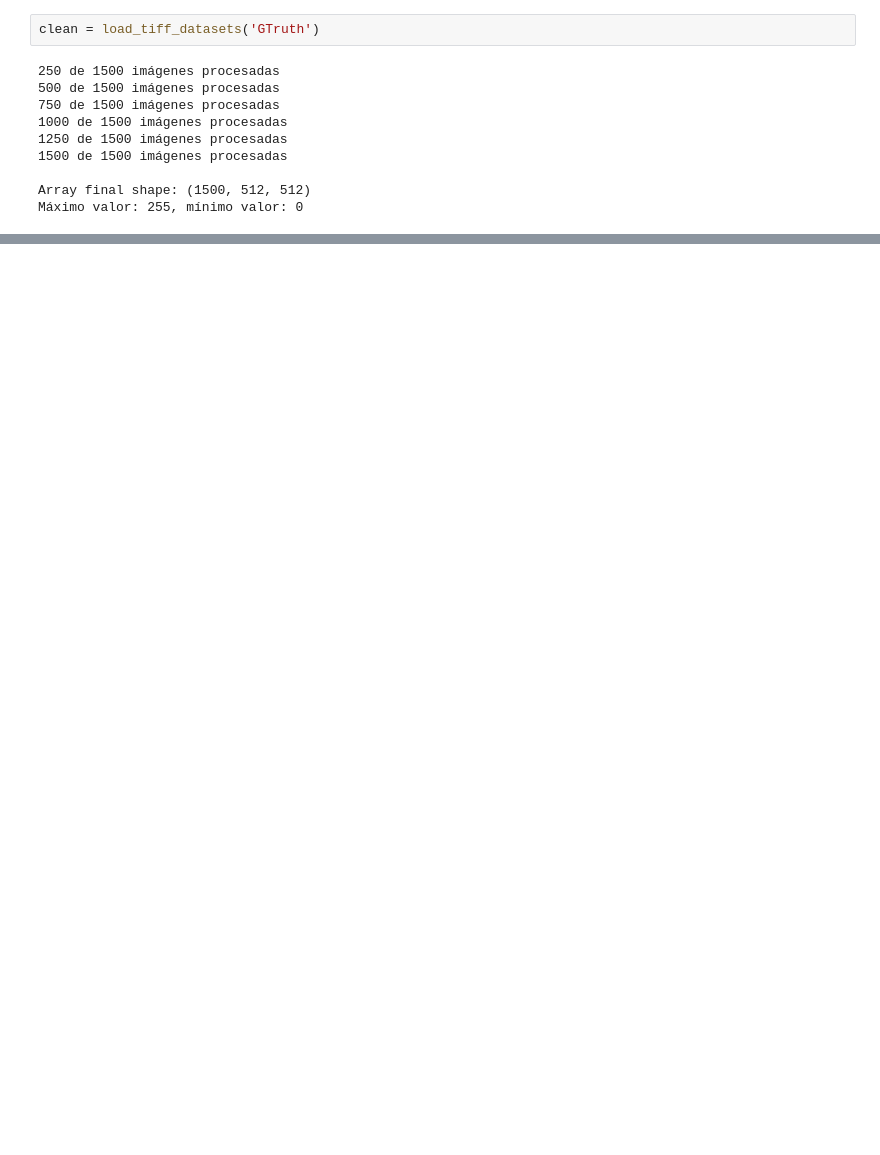
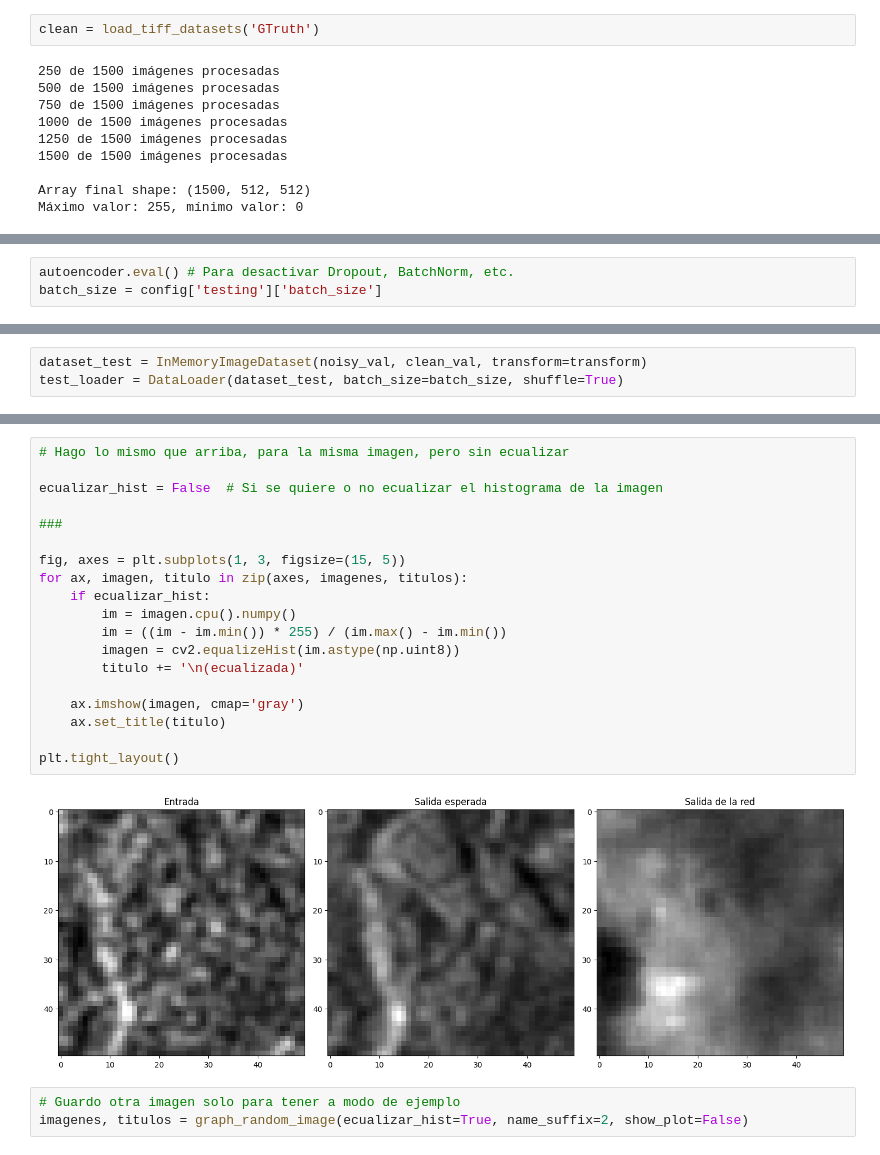
Before and after one commit to biancabalzarini/despeckling, a Jupyter notebook: notebooks/main_real_images.ipynb, the cells around one changed output, grey strips where cells are left out. Saved outputs shown, nothing was run; the diff lists cells and outputs as text; blank space fills up the shorter version.

```diff
--- a/notebooks/main_real_images.ipynb
+++ b/notebooks/main_real_images.ipynb
@@ -68,0 +330,3 @@ plt.show()
+# %%
+autoencoder.eval() # Para desactivar Dropout, BatchNorm, etc.
+batch_size = config['testing']['batch_size']
@@ -68,0 +344,3 @@ plt.show()
+# %%
+dataset_test = InMemoryImageDataset(noisy_val, clean_val, transform=transform)
+test_loader = DataLoader(dataset_test, batch_size=batch_size, shuffle=True)
@@ -68,0 +433,24 @@ plt.show()
+# %%
+# Hago lo mismo que arriba, para la misma imagen, pero sin ecualizar
+
+ecualizar_hist = False  # Si se quiere o no ecualizar el histograma de la imagen
+
+###
+
+fig, axes = plt.subplots(1, 3, figsize=(15, 5))
+for ax, imagen, titulo in zip(axes, imagenes, titulos):
+    if ecualizar_hist:
+        im = imagen.cpu().numpy()
+        im = ((im - im.min()) * 255) / (im.max() - im.min())
+        imagen = cv2.equalizeHist(im.astype(np.uint8))
+        titulo += '\n(ecualizada)'
+
+    ax.imshow(imagen, cmap='gray')
+    ax.set_title(titulo)
+
+plt.tight_layout()
+# %% [output]
+[figure, added]
+# %%
+# Guardo otra imagen solo para tener a modo de ejemplo
+imagenes, titulos = graph_random_image(ecualizar_hist=True, name_suffix=2, show_plot=False)
```
Also changed, not shown: parts of 28 cells of this notebook, 4 other files.
